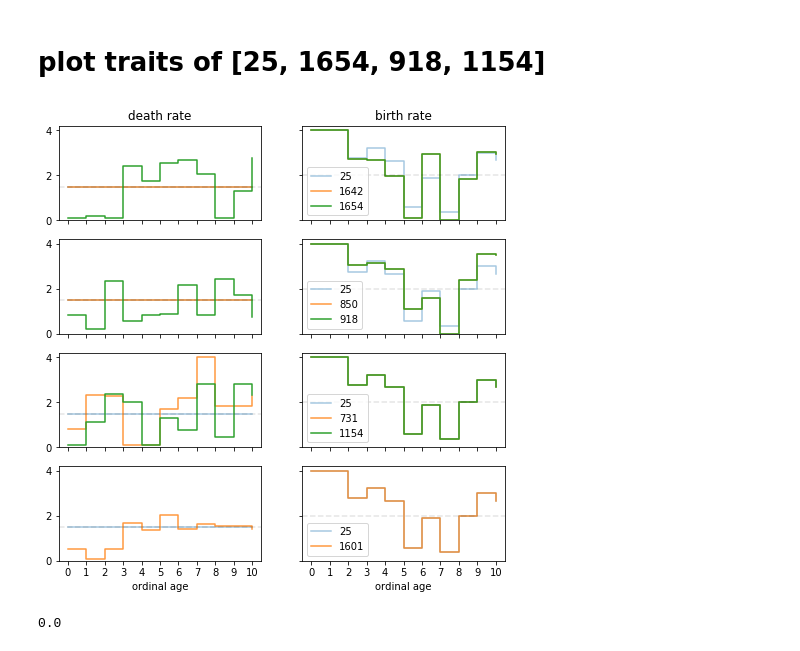
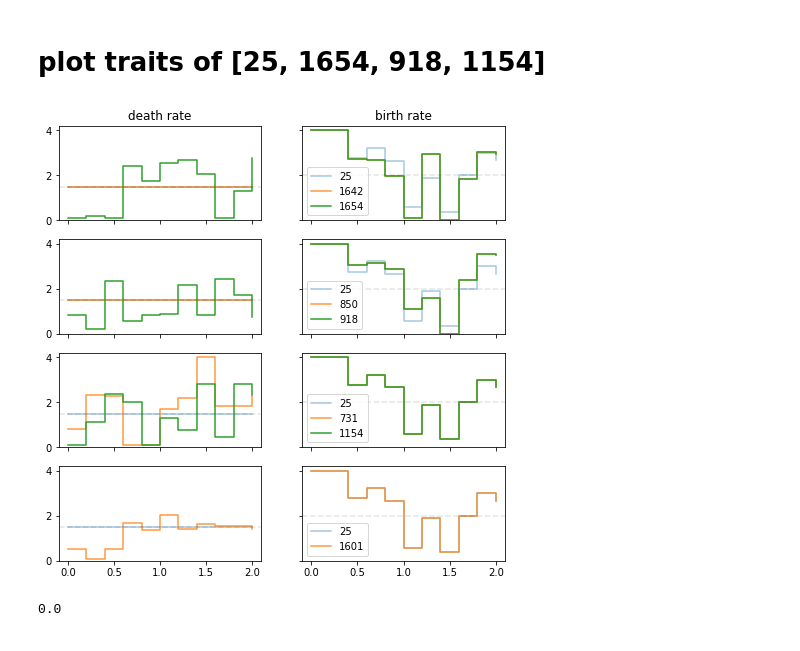
Before and after one commit to ariansajina/bachelor-thesis, a Jupyter notebook: phylogeny.ipynb, the cells around one changed output. Drawn from its saved outputs; the diff is of its cells as text; code cells hidden in the pictures.

```diff
--- a/data/phylogeny.ipynb
+++ b/phylogeny.ipynb
@@ -6,7 +6,7 @@ from cStringIO import StringIO
 import matplotlib
 import matplotlib.pyplot as plt
 # %%
-path = './series2/mage_2/mut-whole-mstd_1.00-mage_2.csv'
+path = './data/mage_2/mut-whole-mstd_1.00-mage_2.csv'
 
 pop = pd.read_csv(path)
 pop.parent_id[pop.parent_id < 0] = np.nan
@@ -239,5 +239,3 @@ print float(ss) / pop[np.logical_and(pop.alive==1, pop.age==0)].shape[0]
 0.973329102508
 # %% [markdown]
 # plot traits of [25, 1654, 918, 1154]
-# %%
-pop = pop[pop.age <= 10]
@@ -246,5 +242,5 @@ n_ages = 11
 # %%
-fig, ax = plt.subplots(4,2, figsize=(8,8))
+fig, ax = plt.subplots(4,2, figsize=(8,8))#, dpi=600)
 
 pal = sns.color_palette(n_colors=3)
 
@@ -292,41 +288,34 @@ ax[2][0].step(bio_ages,pop[pop.id==731].groupby('age').death.unique(),where='pos
 ax[2][0].step(bio_ages,pop[pop.id==1154].groupby('age').death.unique(),where='post',label='1154',color=pal[2])
 ax[2][0].xaxis.set_ticklabels([])
 ax[2][0].set_ylim(0,4.2)
 
 ax[2][1].step(bio_ages,baserepr,where='post',label='25',color=pal[0],alpha=0.4)
 ax[2][1].step(bio_ages,pop[pop.id==731].groupby('age').reproduction.unique(),where='post',label='731',color=pal[1],alpha=0.8)
 ax[2][1].step(bio_ages,pop[pop.id==1154].groupby('age').reproduction.unique(),where='post',label='1154',color=pal[2])
 ax[2][1].xaxis.set_ticklabels([])
 ax[2][1].yaxis.set_ticklabels([])
 ax[2][1].set_ylim(0,4.2)
 ax[2][1].legend()
 
 # 25 -> 1601
 
 ax[3][0].step(bio_ages,basedeath,where='post',label='25',color=pal[0],alpha=0.4)
 ax[3][0].step(bio_ages,pop[pop.id==1601].groupby('age').death.unique(),where='post',label='1601',color=pal[1],alpha=0.8)
-ax[3][0].set_xlabel('ordinal age')
-ax[3][0].xaxis.set_ticklabels(np.arange(n_ages).astype(int))
 ax[3][0].set_ylim(0,4.2)
 
 ax[3][1].step(bio_ages,baserepr,where='post',label='25',color=pal[0],alpha=0.4)
 ax[3][1].step(bio_ages,pop[pop.id==1601].groupby('age').reproduction.unique(),where='post',label='1601',color=pal[1],alpha=0.8)
 ax[3][1].yaxis.set_ticklabels([])
-ax[3][1].xaxis.set_ticklabels(np.arange(n_ages).astype(int))
-ax[3][1].set_xlabel('ordinal age')
 ax[3][1].set_ylim(0,4.2)
 ax[3][1].legend()
 
 for axis in ax:
     axis[0].axhline(y=1.5, color='black', linestyle='--', alpha=0.1)
     axis[1].axhline(y=2, color='black', linestyle='--', alpha=0.1)
 
-for axis in np.ravel(ax):
-    axis.set_xticks(np.linspace(0,2,n_ages))
-
 fig.savefig('/home/asajina/repos/thesis-paper/figures/phylo2.png', dpi=600)
 # %% [output]
-[figure, old version]
+[figure, new version]
 # %%
 find_parent(pop,25)
 # %% [output]
```
Also changed, not shown: parts of 1 cell of this notebook, 2 other files.
